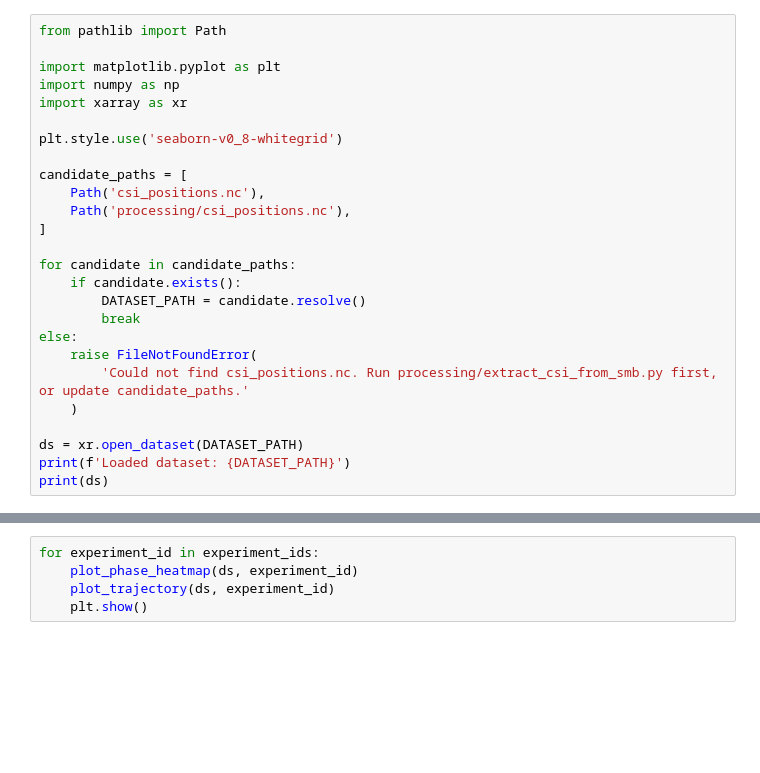
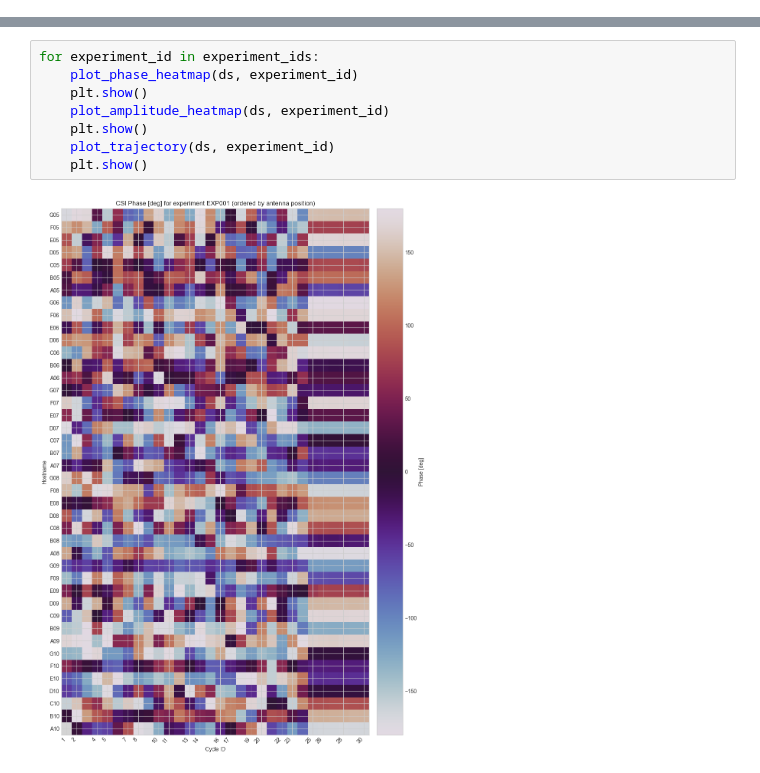
Before and after one commit to techtile-by-dramco/ELLIIIT-dataset-26, a Jupyter notebook: processing/plot_csi_positions.ipynb, the cells around one changed output, grey strips where cells are left out. Cells and saved outputs as stored; diff of their text form; blank space fills up the shorter version.

```diff
--- a/processing/plot_csi_positions.ipynb
+++ b/processing/plot_csi_positions.ipynb
@@ -5,26 +4,0 @@ This notebook reads the NetCDF xarray dataset produced by `processing/extract_cs
-# %%
-from pathlib import Path
-
-import matplotlib.pyplot as plt
-import numpy as np
-import xarray as xr
-
-plt.style.use('seaborn-v0_8-whitegrid')
-
-candidate_paths = [
-    Path('csi_positions.nc'),
-    Path('processing/csi_positions.nc'),
-]
-
-for candidate in candidate_paths:
-    if candidate.exists():
-        DATASET_PATH = candidate.resolve()
-        break
-else:
-    raise FileNotFoundError(
-        'Could not find csi_positions.nc. Run processing/extract_csi_from_smb.py first, or update candidate_paths.'
-    )
-
-ds = xr.open_dataset(DATASET_PATH)
-print(f'Loaded dataset: {DATASET_PATH}')
-print(ds)
@@ -121,5 +862,10 @@ experiment_ids
 # %%
 for experiment_id in experiment_ids:
     plot_phase_heatmap(ds, experiment_id)
+    plt.show()
+    plot_amplitude_heatmap(ds, experiment_id)
+    plt.show()
     plot_trajectory(ds, experiment_id)
     plt.show()
+# %% [output]
+[figure, added]
```
Also changed, not shown: parts of 11 cells of this notebook, 4 other files.
